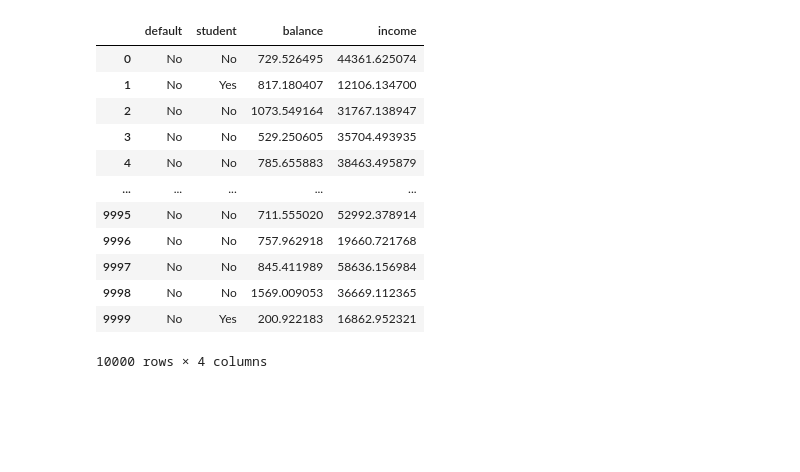
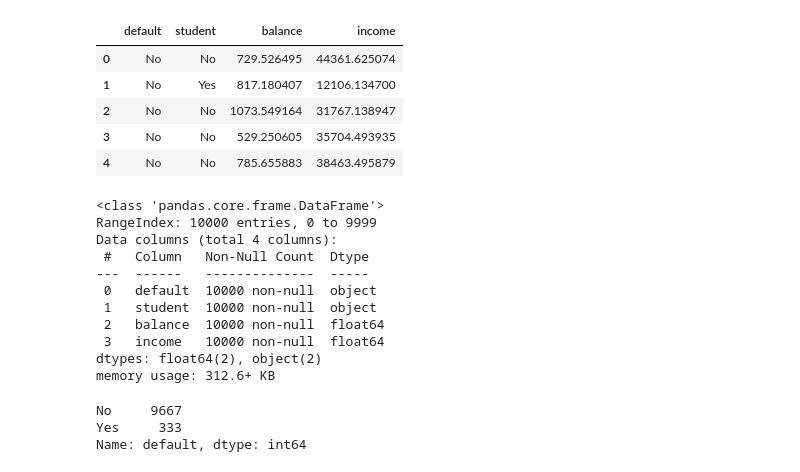
Before and after one commit to kokchun/Maskininlarning-AI21, a Jupyter notebook: Lectures/Code-along/L5-Logistic_regression.ipynb, the cells around one changed output. Saved outputs shown, nothing was run; the diff lists cells and outputs as text; code cells hidden in the pictures; blank space fills up the shorter version.

```diff
--- a/Lectures/Code-along/L5-Logistic_regression.ipynb
+++ b/Lectures/Code-along/L5-Logistic_regression.ipynb
@@ -1,19 +1,36 @@
 # %%
 import pandas as pd
+import seaborn as sns
+import matplotlib.pyplot as plt
+import numpy as np
+
 
 df = pd.read_csv("../Data/Default.csv")
-df
+df.head()
 # %% [output]
 |  | default | student | balance | income |
 | 0 | No | No | 729.526495 | 44361.625074 |
 | 1 | No | Yes | 817.180407 | 12106.134700 |
 | 2 | No | No | 1073.549164 | 31767.138947 |
 | 3 | No | No | 529.250605 | 35704.493935 |
 | 4 | No | No | 785.655883 | 38463.495879 |
-| ... | ... | ... | ... | ... |
-| 9995 | No | No | 711.555020 | 52992.378914 |
-| 9996 | No | No | 757.962918 | 19660.721768 |
-| 9997 | No | No | 845.411989 | 58636.156984 |
-| 9998 | No | No | 1569.009053 | 36669.112365 |
-| 9999 | No | Yes | 200.922183 | 16862.952321 |
-10000 rows × 4 columns
+# %%
+df.info()
+# %% [output]
+<class 'pandas.core.frame.DataFrame'>
+RangeIndex: 10000 entries, 0 to 9999
+Data columns (total 4 columns):
+ #   Column   Non-Null Count  Dtype
+---  ------   --------------  -----
+ 0   default  10000 non-null  object
+ 1   student  10000 non-null  object
+ 2   balance  10000 non-null  float64
+ 3   income   10000 non-null  float64
+dtypes: float64(2), object(2)
+memory usage: 312.6+ KB
+# %%
+df["default"].value_counts()
+# %% [output]
+No     9667
+Yes     333
+Name: default, dtype: int64
```
Also changed, not shown: parts of 4 cells of this notebook.
